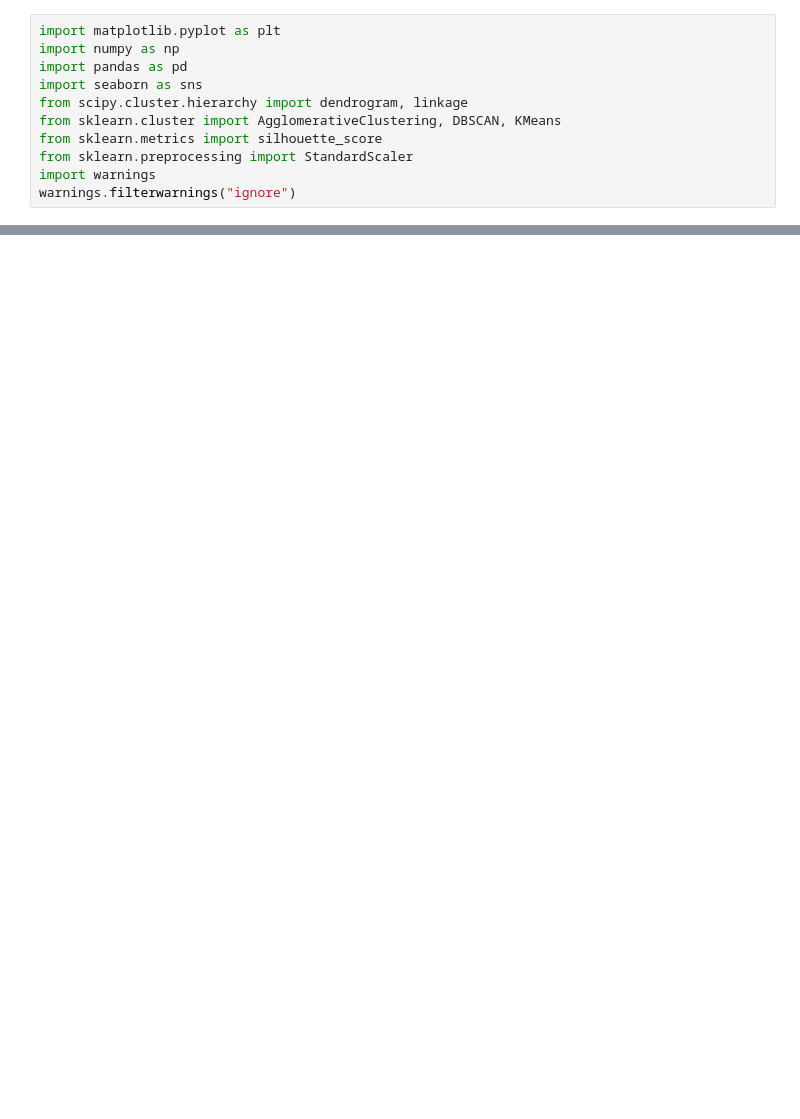
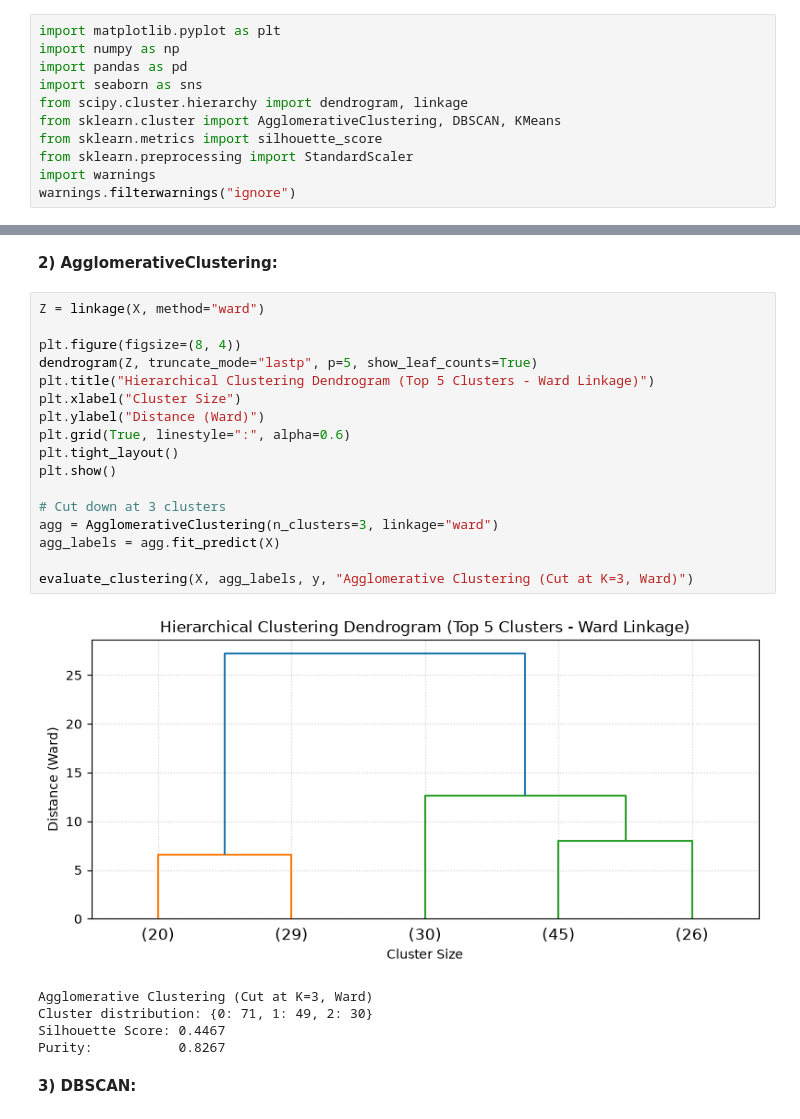
Before and after one commit to rachellecloutier/code_4820, a Jupyter notebook: Homework7_part3.ipynb, the cells around one changed output, grey strips where cells are left out. Saved outputs shown, nothing was run; the diff lists cells and outputs as text; blank space fills up the shorter version.

```diff
--- a/Homework7_part3.ipynb
+++ b/Homework7_part3.ipynb
@@ -65,3 +74,30 @@ evaluate_clustering(X, kmeans_labels, y, "K-Means (K=3, n_init=10)")
+# %% [markdown]
+**2) AgglomerativeClustering:**
+# %%
+Z = linkage(X, method="ward")
+
+plt.figure(figsize=(8, 4))
+dendrogram(Z, truncate_mode="lastp", p=5, show_leaf_counts=True)
+plt.title("Hierarchical Clustering Dendrogram (Top 5 Clusters - Ward Linkage)")
+plt.xlabel("Cluster Size")
+plt.ylabel("Distance (Ward)")
+plt.grid(True, linestyle=":", alpha=0.6)
+plt.tight_layout()
+plt.show()
+
+# Cut down at 3 clusters
+agg = AgglomerativeClustering(n_clusters=3, linkage="ward")
+agg_labels = agg.fit_predict(X)
+
+evaluate_clustering(X, agg_labels, y, "Agglomerative Clustering (Cut at K=3, Ward)")
+# %% [output]
+[figure, added]
+Agglomerative Clustering (Cut at K=3, Ward)
+Cluster distribution: {0: 71, 1: 49, 2: 30}
+Silhouette Score: 0.4467
+Purity:           0.8267
+# %% [markdown]
+**3) DBSCAN:**
 # %%
 # eps=0.6 and min_samples=5 on standardized Iris features separates dense core regions
 dbscan = DBSCAN(eps=0.6, min_samples=5)
```
Also changed, not shown: parts of 5 cells of this notebook.
